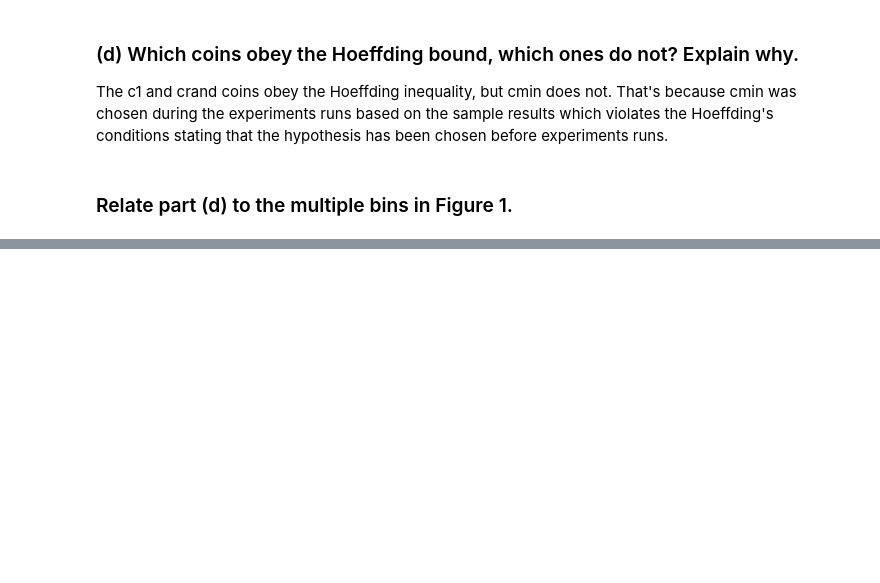
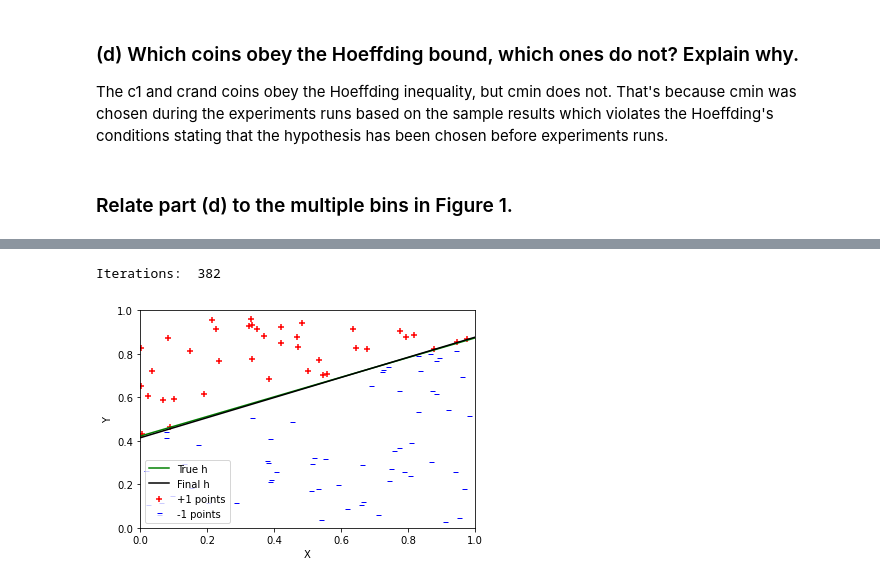
Before and after one commit to aashrafh/CMP402B, a Jupyter notebook: Assignment1.ipynb, the cells around one changed output, grey strips where cells are left out. Saved outputs shown, nothing was run; the diff lists cells and outputs as text; code cells hidden in the pictures; blank space fills up the shorter version.

```diff
--- a/Assignment1.ipynb
+++ b/Assignment1.ipynb
@@ -104,0 +194,5 @@ The c1  and  crand coins obey the Hoeffding inequality, but cmin does not. That'
+# %%
+perceptron_experiment(N=100)
+# %% [output]
+Iterations:  382
+[figure, added]
```
Also changed, not shown: parts of 11 cells of this notebook.
